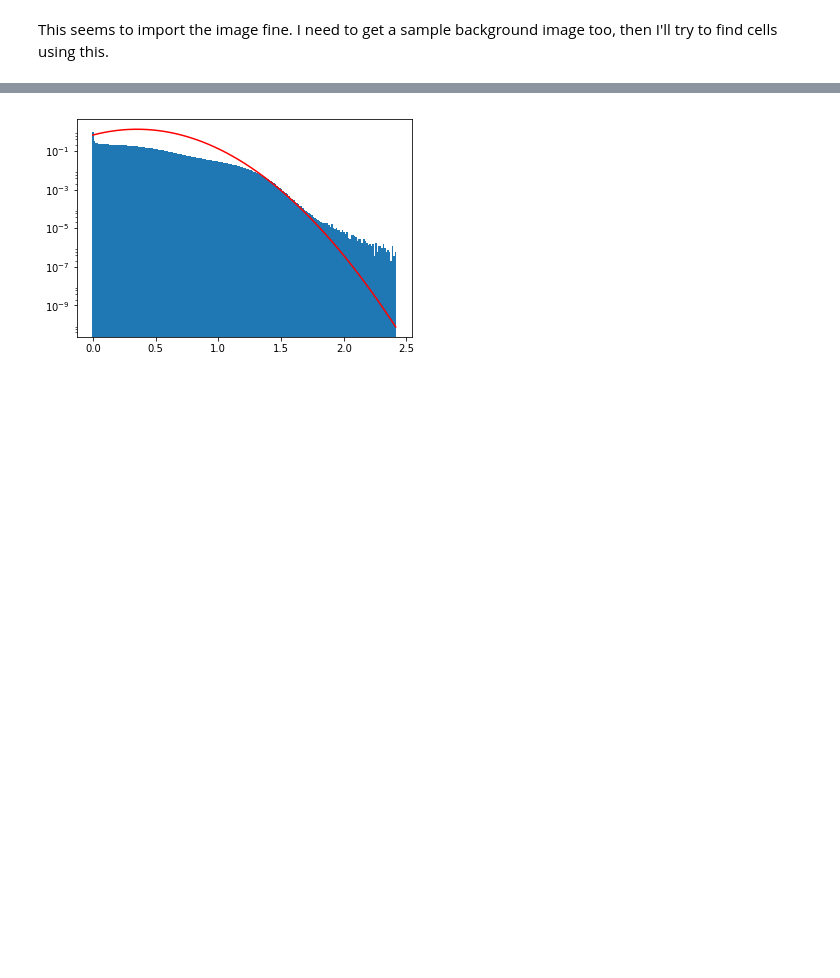
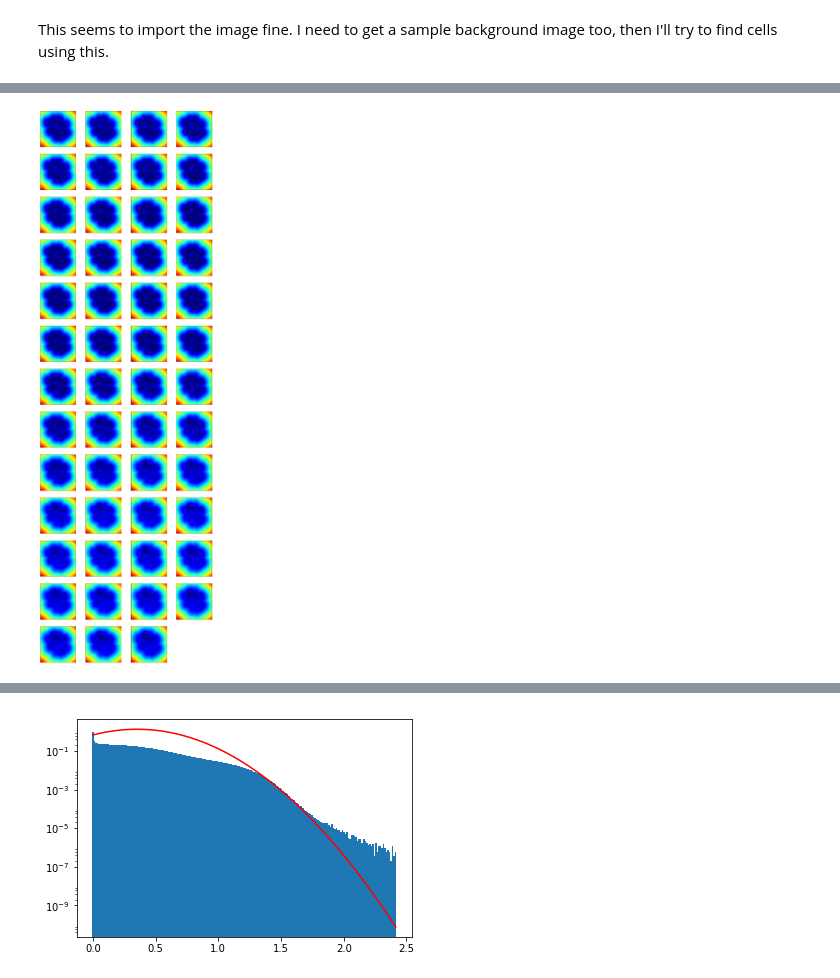
Before and after one commit to deniclab/csth-imaging, a Jupyter notebook: csth_analysis/pipeline_test.ipynb, the cells around one changed output, grey strips where cells are left out. Cells and saved outputs as stored; diff of their text form; code cells hidden in the pictures; blank space fills up the shorter version.

```diff
--- a/csth_analysis/pipeline_test.ipynb
+++ b/csth_analysis/pipeline_test.ipynb
@@ -43,0 +141,7 @@ io.imsave('/Users/nweir/Dropbox/chris_imaging/imaging_test/th_sample_czi/output_
+# %%
+# do distance map for one nucleus object and visualize
+
+dist_map = distance_transform_edt(nuclei_masks[0], sampling=(3,1,1))
+PexSegment.PexSegmentObj.plot_stack(dist_map)
+# %% [output]
+[figure, added]
```
Also changed, not shown: parts of 46 cells of this notebook, 9 other files.
